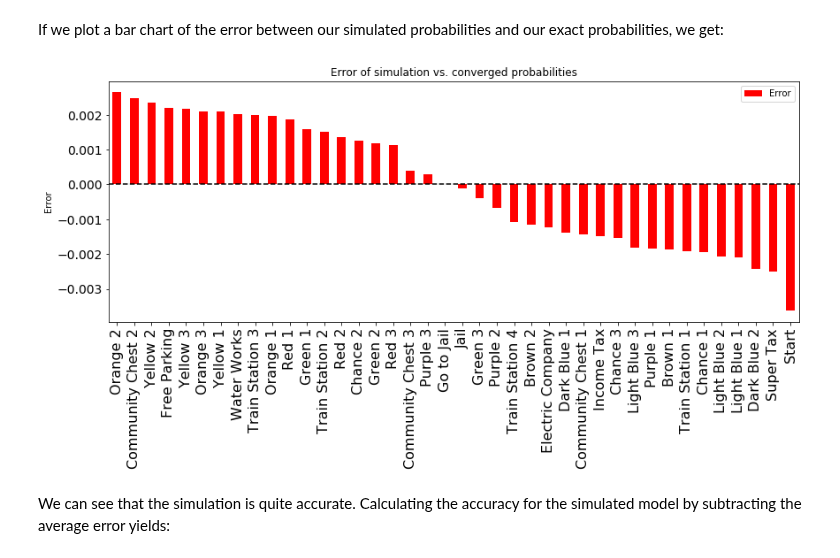
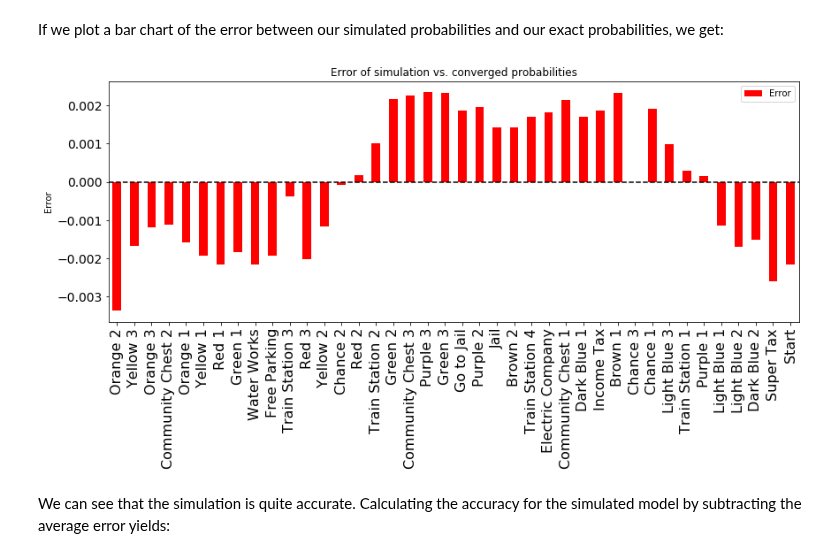
Before and after one commit to darkeclipz/jupyter-notebooks, a Jupyter notebook: Notebooks/Probability Analysis of Monopoly.ipynb, the cells around one changed output. Drawn from its saved outputs; the diff is of its cells as text; code cells hidden in the pictures.

```diff
--- a/Notebooks/Probability Analysis of Monopoly.ipynb
+++ b/Notebooks/Probability Analysis of Monopoly.ipynb
@@ -907,15 +907,15 @@ df
 # %% [markdown]
 If we plot a bar chart of the error between our simulated probabilities and our exact probabilities, we get:
 # %%
-ax = df[['Description', 'Error']].sort_values(by='Error', ascending=False)\
+ax = df[['Description', 'Error']]\
     .plot(kind='bar', figsize=(14,5), facecolor='r')
 plt.xticks(range(len(df.index)), df[['Description', 'Error']]
     .sort_values(by='Error', ascending=False)['Description'])
 plt.ylabel('Error')
 plt.title('Error of simulation vs. converged probabilities')
 ax.axhline(0, c='black', ls='dashed');
 # %% [output]
-[figure, old version]
+[figure, new version]
 # %% [markdown]
 We can see that the simulation is quite accurate. Calculating the accuracy for the simulated model by subtracting the average error yields:
 # %%
```
Also changed, not shown: parts of 23 cells of this notebook, 8 other files.
